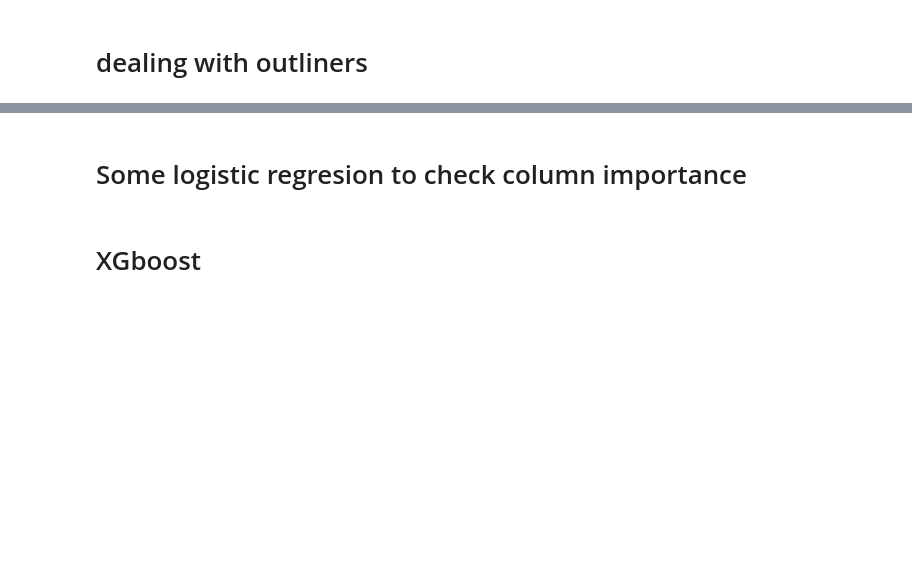
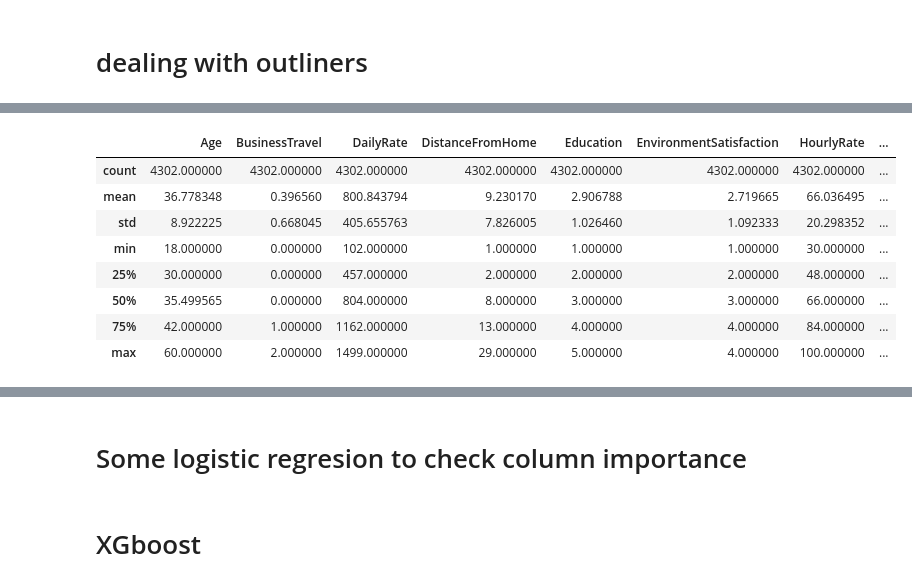
Before and after one commit to MikolajZaborowski/Bootcamp_Projects, a Jupyter notebook: clasyfication/Projekt2.ipynb, the cells around one changed output, grey strips where cells are left out. Saved outputs shown, nothing was run; the diff lists cells and outputs as text; code cells hidden in the pictures; blank space fills up the shorter version.

```diff
--- a/clasyfication/Projekt2.ipynb
+++ b/clasyfication/Projekt2.ipynb
@@ -336,0 +441,5 @@ Now there are a lot of ways to work with outliners but in this exapmle we are go
+# %%
+y2.columns = ["Age"]
+# %%
+for i in range(len(y2)):
+    df3["Age"][y2.index[i]]=y2.loc[y2.index[i]]["Age"]
@@ -336,0 +622,17 @@ Now there are a lot of ways to work with outliners but in this exapmle we are go
+# %%
+agex=important_col.copy()
+agex.remove("YearsWithCurrManager")
+X = nage[agex]
+y = nage["YearsWithCurrManager"]
+X_train,X_test,y_train,y_test=train_test_split(X,y,test_size=0.2,random_state=42)
+age_reg_model=LinearRegression()
+age_reg_model.fit(X_train,y_train)
+y_predict=age_reg_model.predict(X_test)
+print(mse(y_test,y_predict))
+print(r2_score(y_test,y_predict))
+X1 = df[agex][df["YearsWithCurrManager"]>65]
+y1 = y_predict=age_reg_model.predict(X1)
+y2 = pd.DataFrame(index = X1.index, data =(y1))
+y2.columns = ["YearsWithCurrManager"]
+for i in range(len(y2)):
+    df3["YearsWithCurrManager"][y2.index[i]]=y2.loc[y2.index[i]]["YearsWithCurrManager"]
@@ -336,0 +661,17 @@ Now there are a lot of ways to work with outliners but in this exapmle we are go
+# %%
+agex=important_col.copy()
+agex.remove("YearsAtCompany")
+X = nage[agex]
+y = nage["YearsAtCompany"]
+X_train,X_test,y_train,y_test=train_test_split(X,y,test_size=0.2,random_state=42)
+age_reg_model=LinearRegression()
+age_reg_model.fit(X_train,y_train)
+y_predict=age_reg_model.predict(X_test)
+print(mse(y_test,y_predict))
+print(r2_score(y_test,y_predict))
+X1 = df[agex][df["YearsAtCompany"]>65]
+y1 = y_predict=age_reg_model.predict(X1)
+y2 = pd.DataFrame(index = X1.index, data =(y1))
+y2.columns = ["YearsAtCompany"]
+for i in range(len(y2)):
+    df3["YearsAtCompany"][y2.index[i]]=y2.loc[y2.index[i]]["YearsAtCompany"]
@@ -336,0 +698,12 @@ Now there are a lot of ways to work with outliners but in this exapmle we are go
+# %%
+df3.describe()
+# %% [output]
+|  | Age | BusinessTravel | DailyRate | DistanceFromHome | Education | EnvironmentSatisfaction | HourlyRate | ... |
+| count | 4302.000000 | 4302.000000 | 4302.000000 | 4302.000000 | 4302.000000 | 4302.000000 | 4302.000000 | ... |
+| mean | 36.778348 | 0.396560 | 800.843794 | 9.230170 | 2.906788 | 2.719665 | 66.036495 | ... |
+| std | 8.922225 | 0.668045 | 405.655763 | 7.826005 | 1.026460 | 1.092333 | 20.298352 | ... |
+| min | 18.000000 | 0.000000 | 102.000000 | 1.000000 | 1.000000 | 1.000000 | 30.000000 | ... |
+| 25% | 30.000000 | 0.000000 | 457.000000 | 2.000000 | 2.000000 | 2.000000 | 48.000000 | ... |
+| 50% | 35.499565 | 0.000000 | 804.000000 | 8.000000 | 3.000000 | 3.000000 | 66.000000 | ... |
+| 75% | 42.000000 | 1.000000 | 1162.000000 | 13.000000 | 4.000000 | 4.000000 | 84.000000 | ... |
+| max | 60.000000 | 2.000000 | 1499.000000 | 29.000000 | 5.000000 | 4.000000 | 100.000000 | ... |
```
Also changed, not shown: parts of 101 cells of this notebook.
